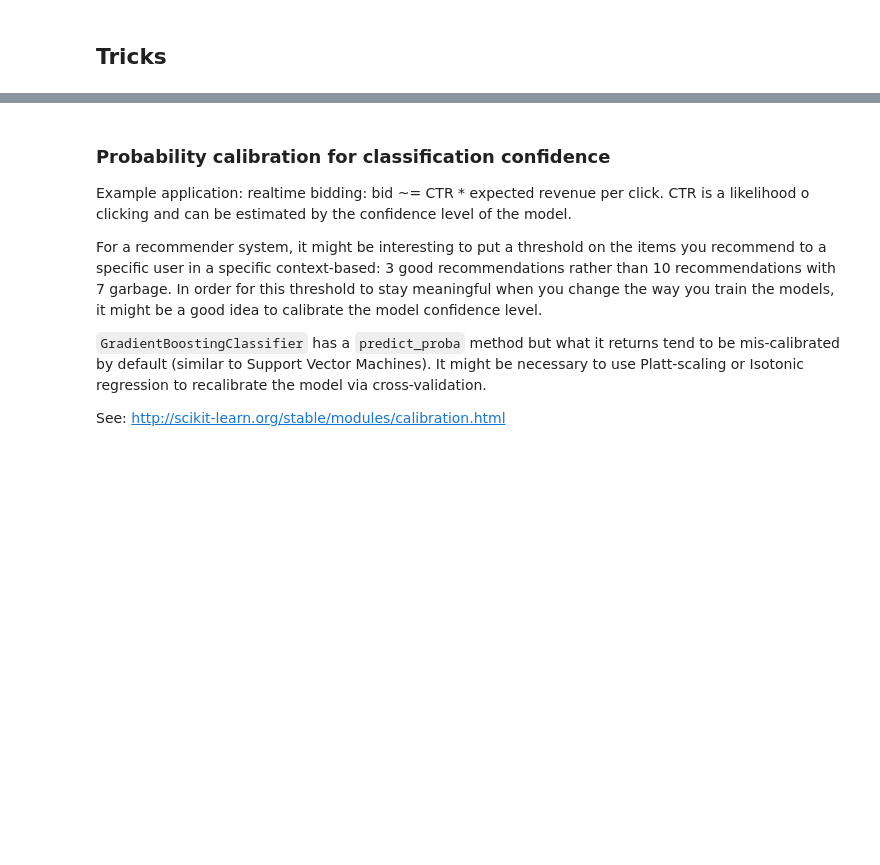
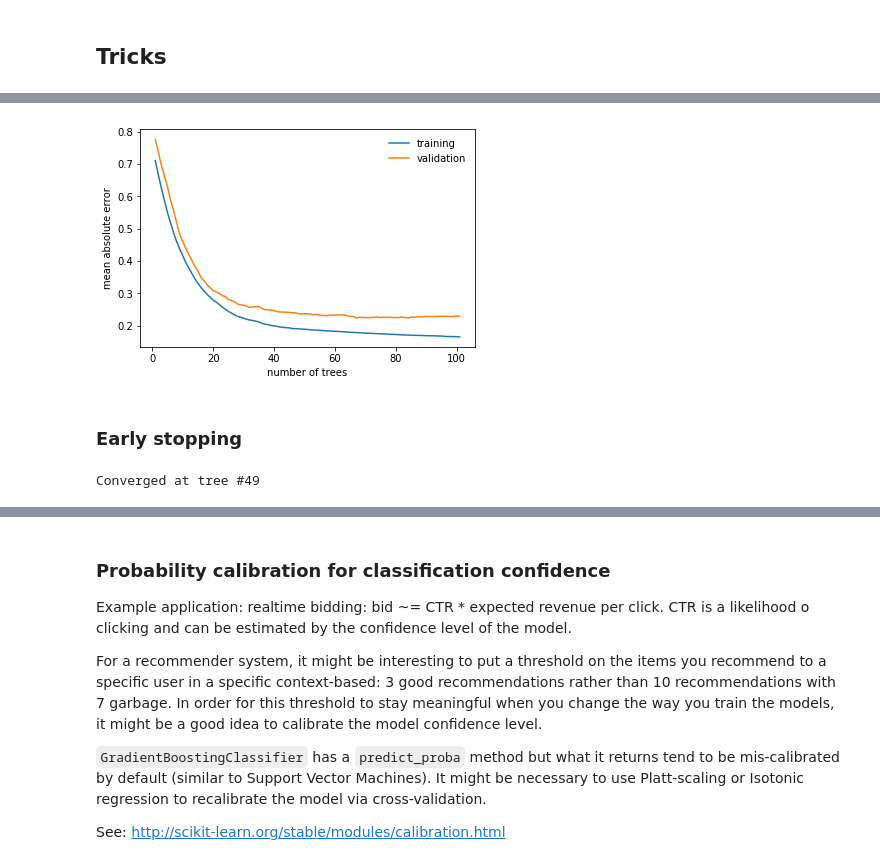
Before and after one commit to ogrisel/notebooks, a Jupyter notebook: sklearn_demos/Gradient Boosting.ipynb, the cells around one changed output, grey strips where cells are left out. Saved outputs shown, nothing was run; the diff lists cells and outputs as text; code cells hidden in the pictures; blank space fills up the shorter version.

```diff
--- a/sklearn_demos/Gradient Boosting.ipynb
+++ b/sklearn_demos/Gradient Boosting.ipynb
@@ -237,0 +272,12 @@ plt.subplots_adjust(top=0.9)
+# %%
+for i in range(100):
+    gbr.set_params(warm_start=True, n_estimators=len(gbr.estimators_) + 1)
+    gbr.fit(X_train_small, y_train_small)
+    train_error = median_absolute_error(y_train, gbr.predict(X_train))
+    val_error = median_absolute_error(y_test, gbr.predict(X_test))
+
+    train_errors.append(train_error)
+    val_errors.append(val_error)
+    if (i + 2) % 10 == 0:
+        print("n_trees=%d, train error: %0.3f, test error: %0.3f"
+              % (len(gbr.estimators_), train_error, val_error))
@@ -238 +295,32 @@ plt.subplots_adjust(top=0.9)
+# %%
+tree_indices = np.arange(len(val_errors)) + 1
+plt.plot(tree_indices, train_errors, label='training')
+plt.plot(tree_indices, val_errors, label='validation')
+plt.xlabel('number of trees')
+plt.ylabel('mean absolute error')
+plt.legend(loc='best');
+# %% [output]
+[figure, added]
+# %% [markdown]
+### Early stopping
+# %%
+patience = 5
+gbr = GradientBoostingRegressor(learning_rate=0.1, max_depth=8, min_samples_leaf=3,
+                                n_estimators=1, warm_start=True)
+
+best_error = np.inf
+
+for i in range(100):
+    gbr.set_params(n_estimators=i + 1)
+    gbr.fit(X_train_small, y_train_small)
+    val_error = median_absolute_error(y_test, gbr.predict(X_test))
+    if val_error < best_error:
+        best_error = val_error
+    else:
+        patience -= 1
+        if patience < 0:
+            print('Converged at tree #%d' % (i + 1))
+            break
+# %% [output]
+Converged at tree #49
 # %% [markdown]
```
Also changed, not shown: parts of 13 cells of this notebook.
